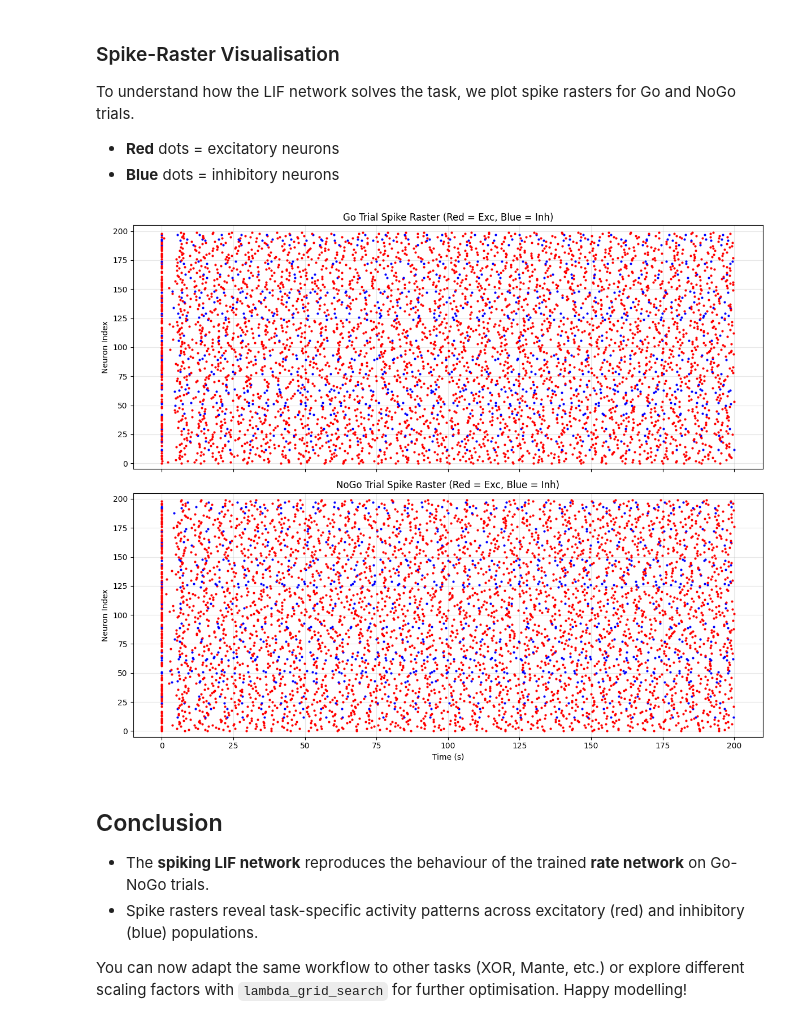
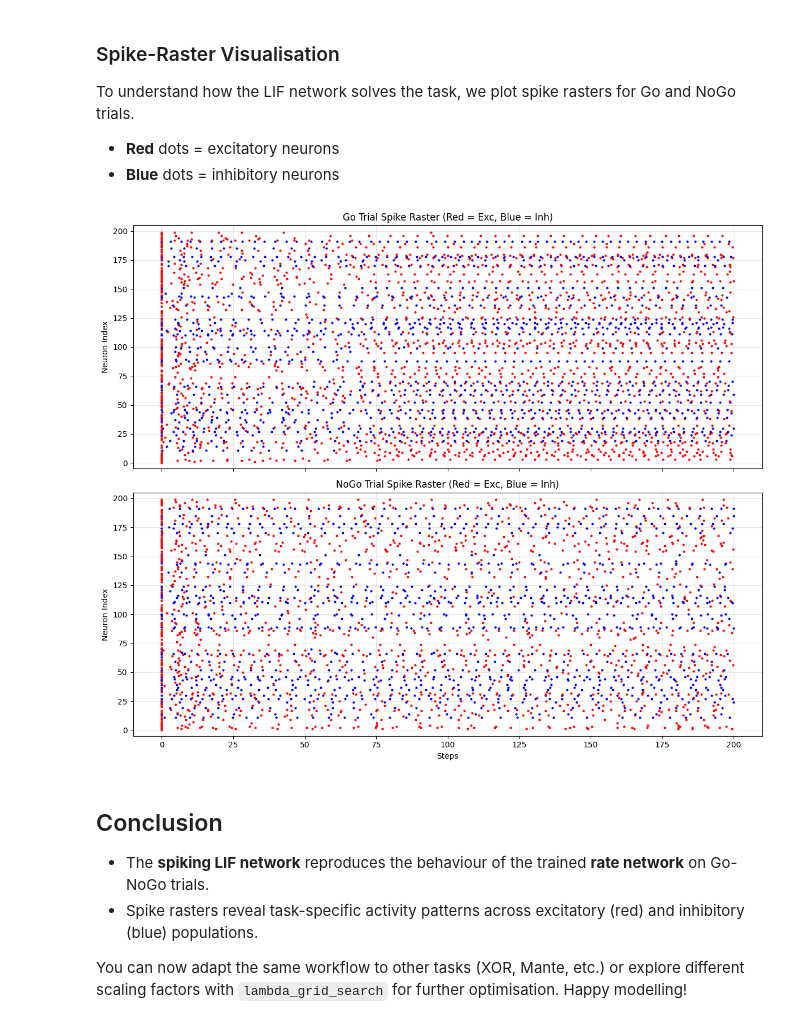
Before and after one commit to NuttidaLab/spikeRNN, a Jupyter notebook: docs/tutorials.ipynb, the cells around one changed output. Saved outputs shown, nothing was run; the diff lists cells and outputs as text; code cells hidden in the pictures.

```diff
--- a/docs/tutorials.ipynb
+++ b/docs/tutorials.ipynb
@@ -61,7 +74,7 @@ target = generate_target_continuous_go_nogo(settings, label)
 # %%
 # Set up training parameters
 optimizer = torch.optim.Adam(net.parameters(), lr=1e-3)
-num_trials = 20000
+num_trials = 10000
 
 task_settings = {
     'T': 200,
@@ -93,7 +106,7 @@ stim0, x0, r0, o0, w0, w_in0, m0, som_m0, w_out0, b_out0, taus_gaus0 = \
 
 
 print("Starting rate RNN training...")
-# 4. Run the training loop
+# Run the training loop
 for trial in range(num_trials):
     optimizer.zero_grad()
 
@@ -189,8 +209,8 @@ plt.show()
 To prepare for conversion to a spiking network, we need to save all the relevant weights and network parameters into a `.mat` file. The `LIF_network_fnc` will load this file.
 # %%
 model_filename = 'rate_model_go_nogo.mat'
-model_dir = 'models/go-nogo'
-os.makedirs('models/go-nogo', exist_ok=True)
+model_dir = '../models/go-nogo'
+os.makedirs('../models/go-nogo', exist_ok=True)
 
 model_path = os.path.join(model_dir, model_filename)
 
@@ -252,5 +269,5 @@ Saved results for rate_model_go_nogo.mat
 # %%
-scaling_factor = 35.0
+scaling_factor = 25.0
 down_sample = 1        # No downsampling
 use_initial_weights = False # Use trained weights
 
@@ -289,9 +306,11 @@ We now evaluate the performance of our spiking LIF network and compare it with t
 2. Visualize spike rasters to inspect the underlying population activity.
 # %%
 # Plot network output: spiking vs. rate
-dt_spk   = params_go['dt']      # LIF simulation time step (s)
-T_spk    = params_go['T']       # Total LIF simulation time (s)
-t_spk    = np.arange(dt_spk, T_spk + dt_spk, dt_spk) * 200
+dt = params_go['dt']
+T = params_go['T']
+nt = params_go['nt']
+
+t_spk = np.arange(dt, dt*(nt+1), dt)[:nt] * 200
 
 # Time axis for the rate network (already in ms from Part 1/2)
 time_rate = np.arange(task_settings['T'] - 1) * task_settings['DeltaT']
@@ -310,7 +329,6 @@ plt.plot(time_rate, go_out.cpu().numpy().flatten(),
 plt.plot(time_rate, nogo_out.cpu().numpy().flatten(),
          'm--', alpha=0.5, label='Rate NoGo Output')
 
-plt.ylim([-0.2, 1.2])
 plt.xlabel('Steps')
 plt.ylabel('Network Output')
 plt.title('Spiking vs. Rate Network Output (Go / NoGo)')
@@ -334,35 +354,35 @@ N_total    = int(model_data['N'].item())
 # Convenience: function to draw a raster
 def plot_raster(spk_mat, title, ax):
     """
     spk_mat : N x T binary spike matrix
     ax      : matplotlib axis
     """
     for n_idx in range(N_total):
         # spike times for neuron n_idx
         spike_times = t_spk[spk_mat[n_idx, :] > 0]
         if spike_times.size == 0:   # skip if no spikes
             continue
         color = 'b' if inh_mask[n_idx] else 'r'
         ax.plot(spike_times,
                 np.full_like(spike_times, n_idx),
                 '.', color=color, markersize=4)
 
     ax.set_ylim(-5, N_total + 5)
     ax.set_ylabel('Neuron Index')
     ax.set_title(title)
     ax.grid(True, alpha=0.3)
 
 # Draw Go and NoGo rasters
 fig, axes = plt.subplots(2, 1, figsize=(12, 10), sharex=True)
 
 plot_raster(spk_go,   'Go Trial Spike Raster (Red = Exc, Blue = Inh)',   axes[0])
 plot_raster(spk_nogo, 'NoGo Trial Spike Raster (Red = Exc, Blue = Inh)', axes[1])
 
-axes[1].set_xlabel('Time (s)')
+axes[1].set_xlabel('Steps')
 plt.tight_layout()
 plt.show()
 # %% [output]
-[figure, old version]
+[figure, new version]
 # %% [markdown]
 ## Conclusion
 
```
Also changed, not shown: parts of 9 cells of this notebook.
